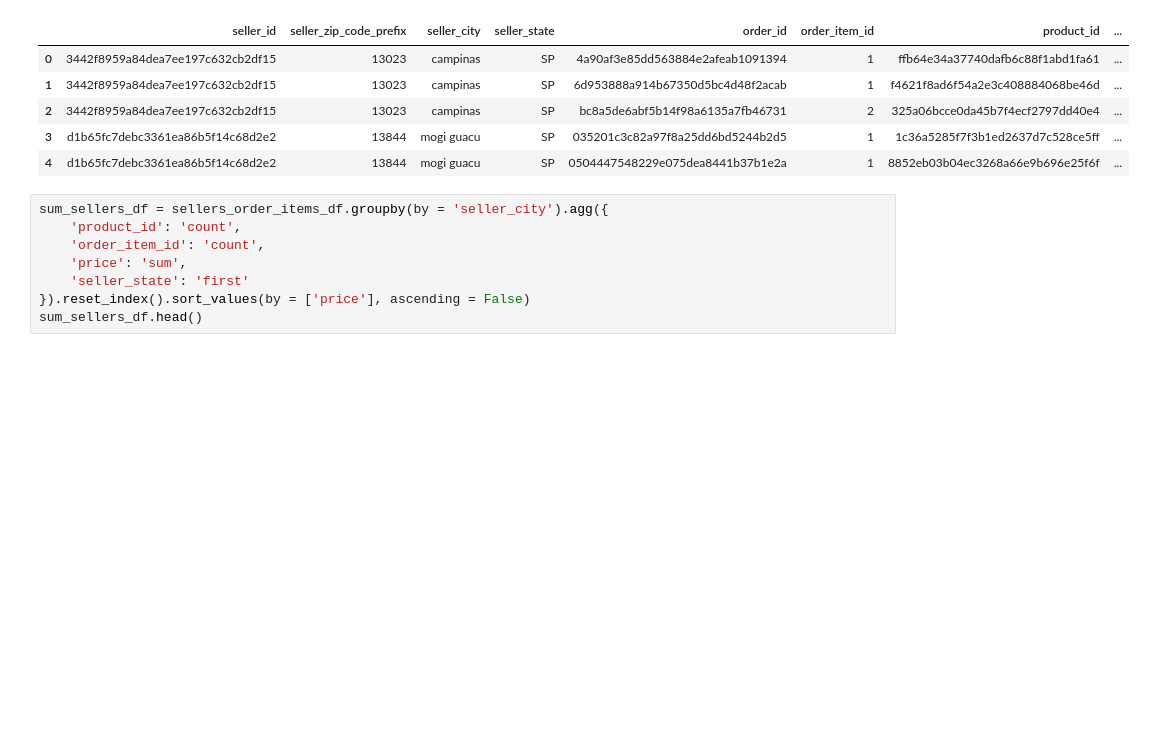
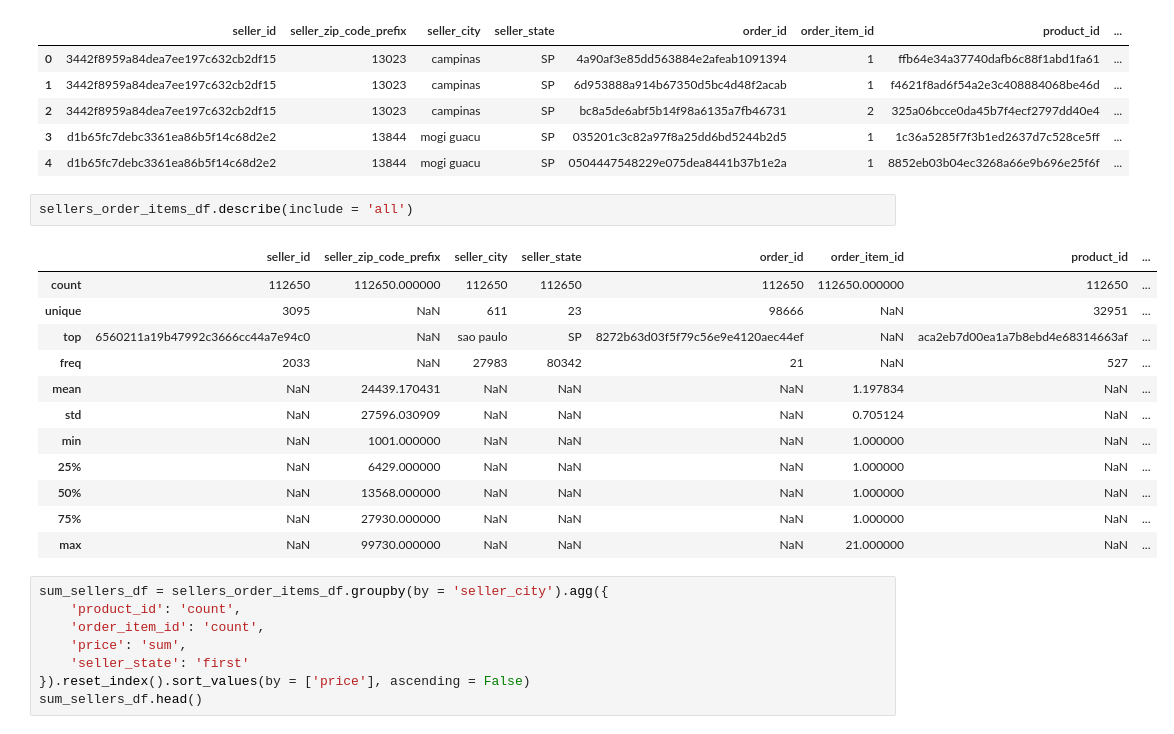
Before and after one commit to Vellllll/proyek-analisis-data, a Jupyter notebook: proyek_analisis_data.ipynb, the cells around one changed output. Cells and saved outputs as stored; diff of their text form; blank space fills up the shorter version.

```diff
--- a/proyek_analisis_data.ipynb
+++ b/proyek_analisis_data.ipynb
@@ -223,6 +325,21 @@ sellers_order_items_df.head()
 | 2 | 3442f8959a84dea7ee197c632cb2df15 | 13023 | campinas | SP | bc8a5de6abf5b14f98a6135a7fb46731 | 2 | 325a06bcce0da45b7f4ecf2797dd40e4 | ... |
 | 3 | d1b65fc7debc3361ea86b5f14c68d2e2 | 13844 | mogi guacu | SP | 035201c3c82a97f8a25dd6bd5244b2d5 | 1 | 1c36a5285f7f3b1ed2637d7c528ce5ff | ... |
 | 4 | d1b65fc7debc3361ea86b5f14c68d2e2 | 13844 | mogi guacu | SP | 0504447548229e075dea8441b37b1e2a | 1 | 8852eb03b04ec3268a66e9b696e25f6f | ... |
+# %%
+sellers_order_items_df.describe(include = 'all')
+# %% [output]
+|  | seller_id | seller_zip_code_prefix | seller_city | seller_state | order_id | order_item_id | product_id | ... |
+| count | 112650 | 112650.000000 | 112650 | 112650 | 112650 | 112650.000000 | 112650 | ... |
+| unique | 3095 | NaN | 611 | 23 | 98666 | NaN | 32951 | ... |
+| top | 6560211a19b47992c3666cc44a7e94c0 | NaN | sao paulo | SP | 8272b63d03f5f79c56e9e4120aec44ef | NaN | aca2eb7d00ea1a7b8ebd4e68314663af | ... |
+| freq | 2033 | NaN | 27983 | 80342 | 21 | NaN | 527 | ... |
+| mean | NaN | 24439.170431 | NaN | NaN | NaN | 1.197834 | NaN | ... |
+| std | NaN | 27596.030909 | NaN | NaN | NaN | 0.705124 | NaN | ... |
+| min | NaN | 1001.000000 | NaN | NaN | NaN | 1.000000 | NaN | ... |
+| 25% | NaN | 6429.000000 | NaN | NaN | NaN | 1.000000 | NaN | ... |
+| 50% | NaN | 13568.000000 | NaN | NaN | NaN | 1.000000 | NaN | ... |
+| 75% | NaN | 27930.000000 | NaN | NaN | NaN | 1.000000 | NaN | ... |
+| max | NaN | 99730.000000 | NaN | NaN | NaN | 21.000000 | NaN | ... |
 # %%
 sum_sellers_df = sellers_order_items_df.groupby(by = 'seller_city').agg({
     'product_id': 'count',
```
Also changed, not shown: parts of 17 cells of this notebook, 2 other files.
